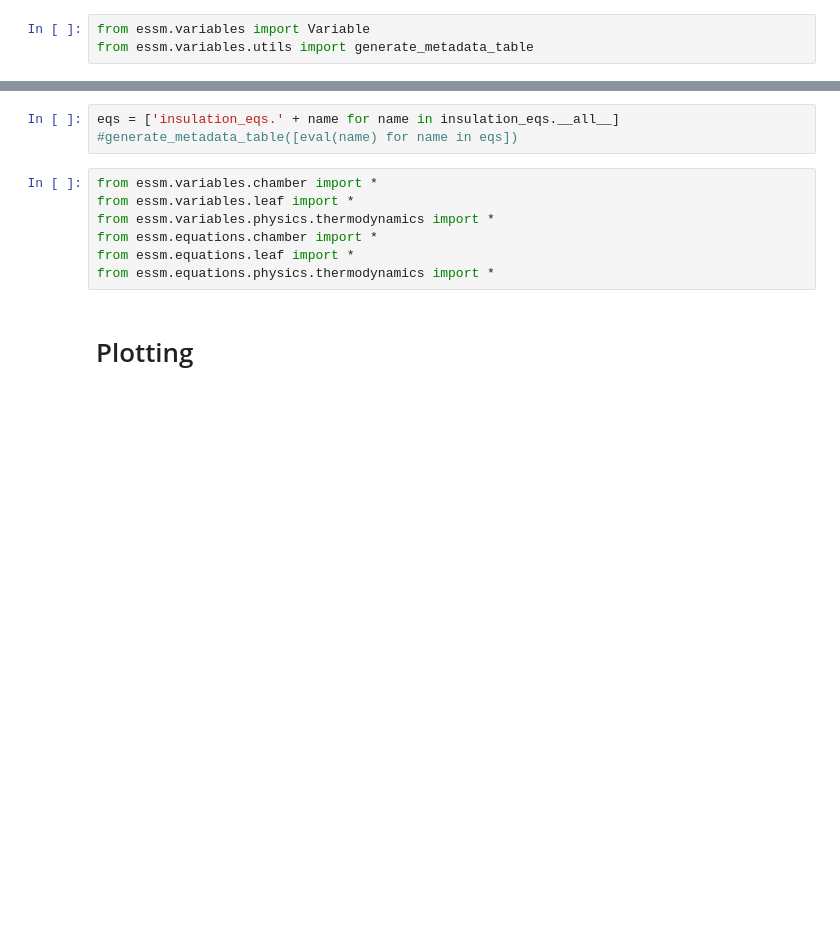
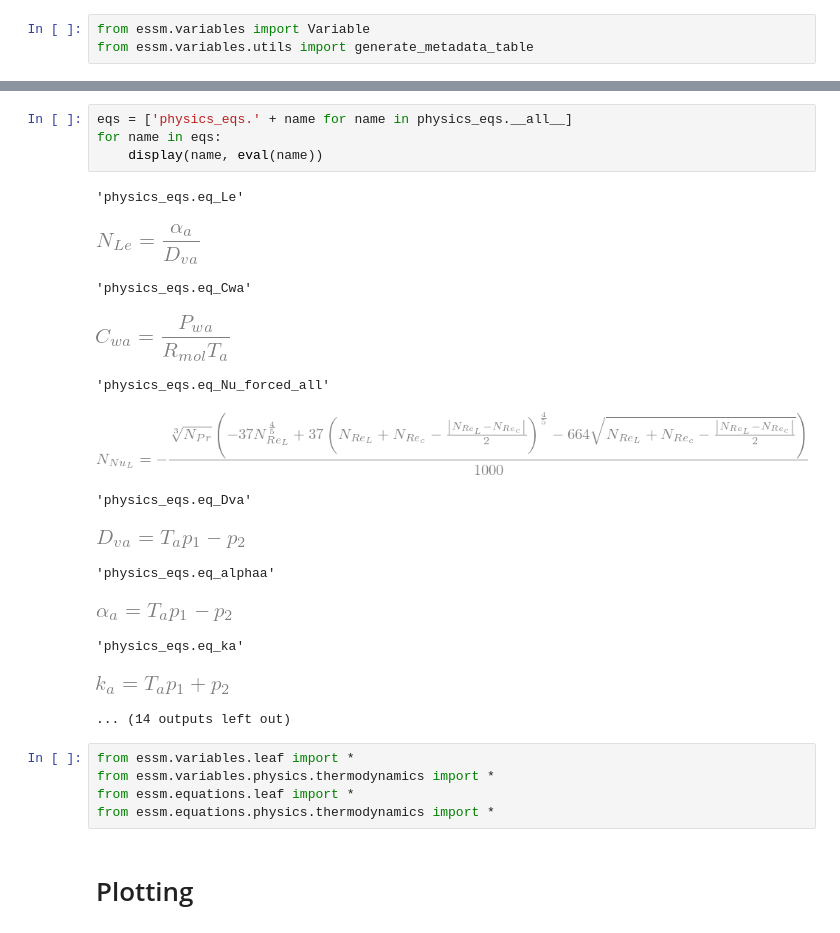
Before and after one commit to schymans/ESSM_jupyter_examples, a Jupyter notebook: api_documentation_master.ipynb, the cells around one changed output, grey strips where cells are left out. Cells and saved outputs as stored; diff of their text form; blank space fills up the shorter version.

```diff
--- a/api_documentation_master.ipynb
+++ b/api_documentation_master.ipynb
@@ -61,11 +85,24 @@ generate_metadata_table([eval(name) for name in vars])
 # %%
-eqs = ['insulation_eqs.' + name for name in insulation_eqs.__all__]
-#generate_metadata_table([eval(name) for name in eqs])
+eqs = ['physics_eqs.' + name for name in physics_eqs.__all__]
+for name in eqs:
+    display(name, eval(name))
+# %% [output]
+'physics_eqs.eq_Le'
+[figure, added]
+'physics_eqs.eq_Cwa'
+[figure, added]
+'physics_eqs.eq_Nu_forced_all'
+[figure, added]
+'physics_eqs.eq_Dva'
+[figure, added]
+'physics_eqs.eq_alphaa'
+[figure, added]
+'physics_eqs.eq_ka'
+[figure, added]
+... (14 outputs left out)
 # %%
-from essm.variables.chamber import *
 from essm.variables.leaf import *
 from essm.variables.physics.thermodynamics import *
-from essm.equations.chamber import *
 from essm.equations.leaf import *
 from essm.equations.physics.thermodynamics import *
 # %% [markdown]
```
Also changed, not shown: parts of 43 cells of this notebook.
